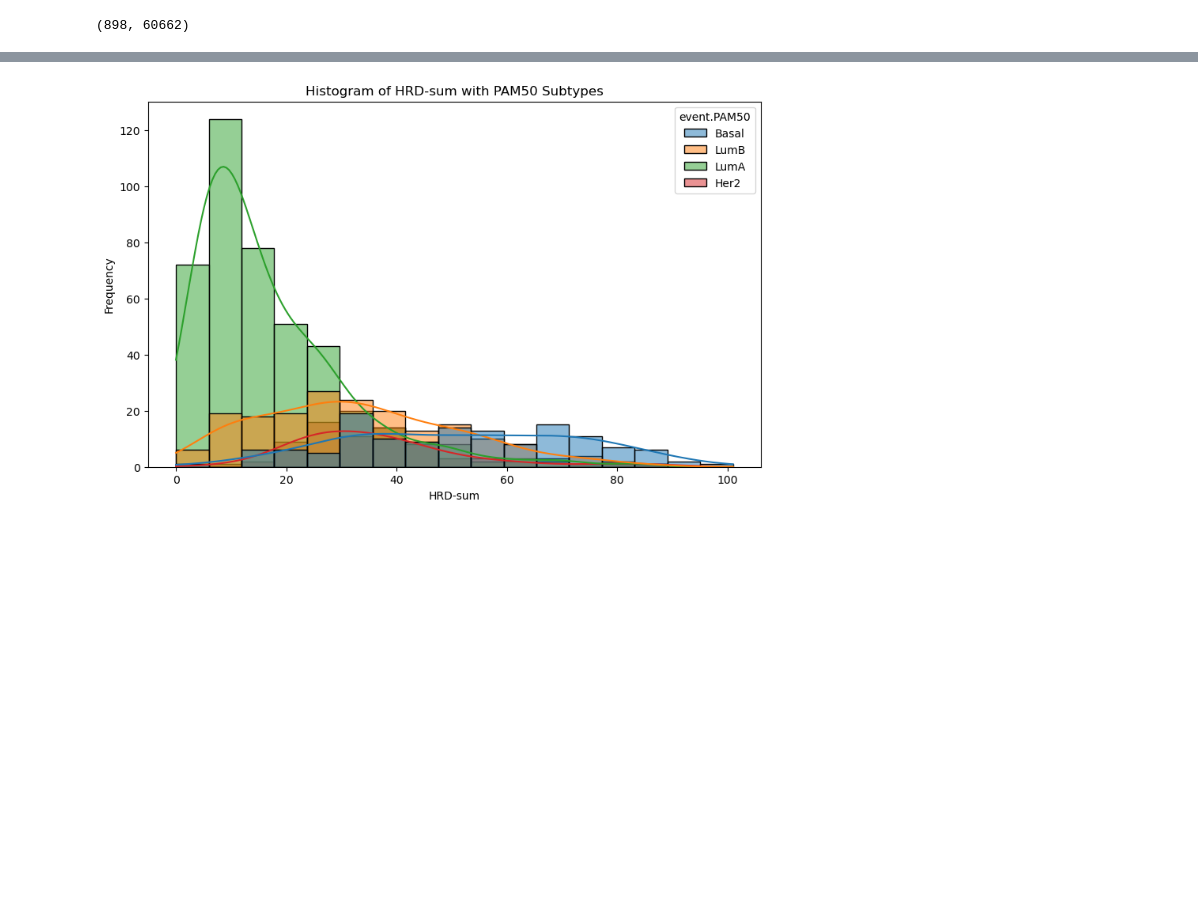
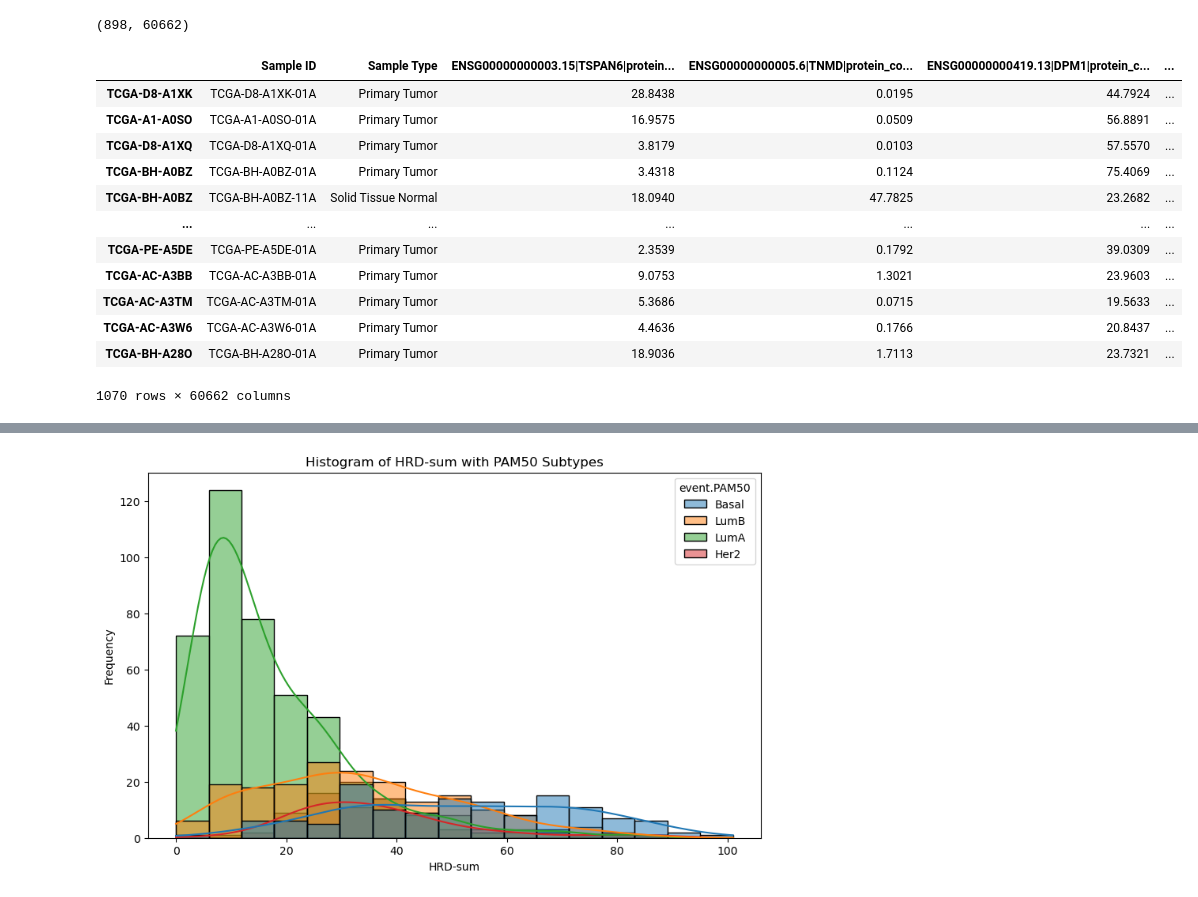
Before and after one commit to l1joseph/Multiscale_HRD_Classifier, a Jupyter notebook: Scripts/deconvo_reg.ipynb, the cells around one changed output, grey strips where cells are left out. Saved outputs shown, nothing was run; the diff lists cells and outputs as text; code cells hidden in the pictures; blank space fills up the shorter version.

```diff
--- a/Scripts/deconvo_reg.ipynb
+++ b/Scripts/deconvo_reg.ipynb
@@ -53,6 +53,22 @@ common_indices1 = deconvo.index.intersection(tcga_brca.index)
 tcga_brca.loc[common_indices1].shape
 # %% [output]
 (898, 60662)
+# %%
+tcga_brca
+# %% [output]
+|  | Sample ID | Sample Type | ENSG00000000003.15|TSPAN6|protein... | ENSG00000000005.6|TNMD|protein_co... | ENSG00000000419.13|DPM1|protein_c... | ... |
+| TCGA-D8-A1XK | TCGA-D8-A1XK-01A | Primary Tumor | 28.8438 | 0.0195 | 44.7924 | ... |
+| TCGA-A1-A0SO | TCGA-A1-A0SO-01A | Primary Tumor | 16.9575 | 0.0509 | 56.8891 | ... |
+| TCGA-D8-A1XQ | TCGA-D8-A1XQ-01A | Primary Tumor | 3.8179 | 0.0103 | 57.5570 | ... |
+| TCGA-BH-A0BZ | TCGA-BH-A0BZ-01A | Primary Tumor | 3.4318 | 0.1124 | 75.4069 | ... |
+| TCGA-BH-A0BZ | TCGA-BH-A0BZ-11A | Solid Tissue Normal | 18.0940 | 47.7825 | 23.2682 | ... |
+| ... | ... | ... | ... | ... | ... | ... |
+| TCGA-PE-A5DE | TCGA-PE-A5DE-01A | Primary Tumor | 2.3539 | 0.1792 | 39.0309 | ... |
+| TCGA-AC-A3BB | TCGA-AC-A3BB-01A | Primary Tumor | 9.0753 | 1.3021 | 23.9603 | ... |
+| TCGA-AC-A3TM | TCGA-AC-A3TM-01A | Primary Tumor | 5.3686 | 0.0715 | 19.5633 | ... |
+| TCGA-AC-A3W6 | TCGA-AC-A3W6-01A | Primary Tumor | 4.4636 | 0.1766 | 20.8437 | ... |
+| TCGA-BH-A28O | TCGA-BH-A28O-01A | Primary Tumor | 18.9036 | 1.7113 | 23.7321 | ... |
+1070 rows × 60662 columns
 # %%
 # tcga_brca.loc[tcga_brca.index.difference(deconvo.index)]
 # deconvo.loc[deconvo.index.difference(tcga_brca.index)]
```
Also changed, not shown: parts of 10 cells of this notebook.
